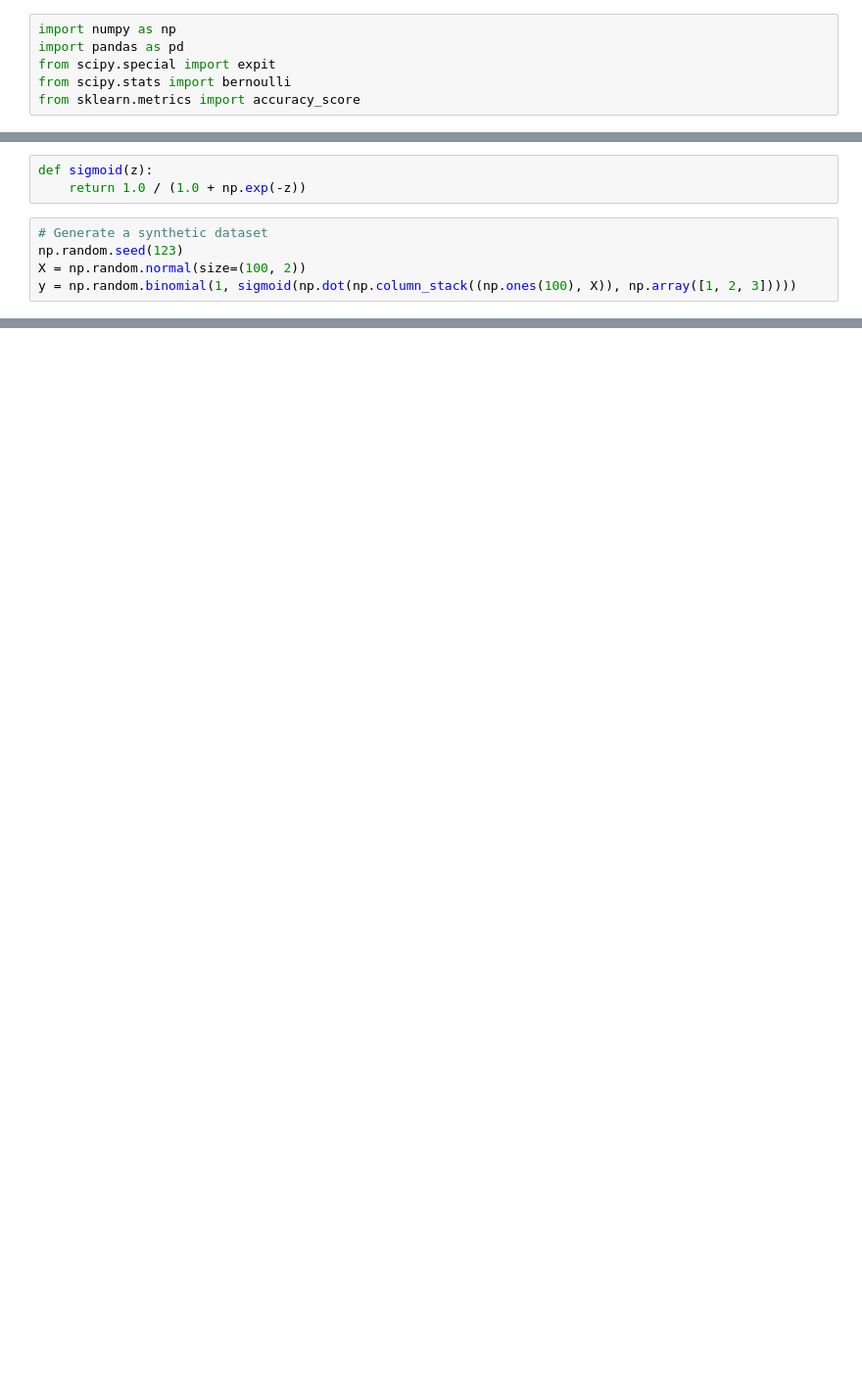
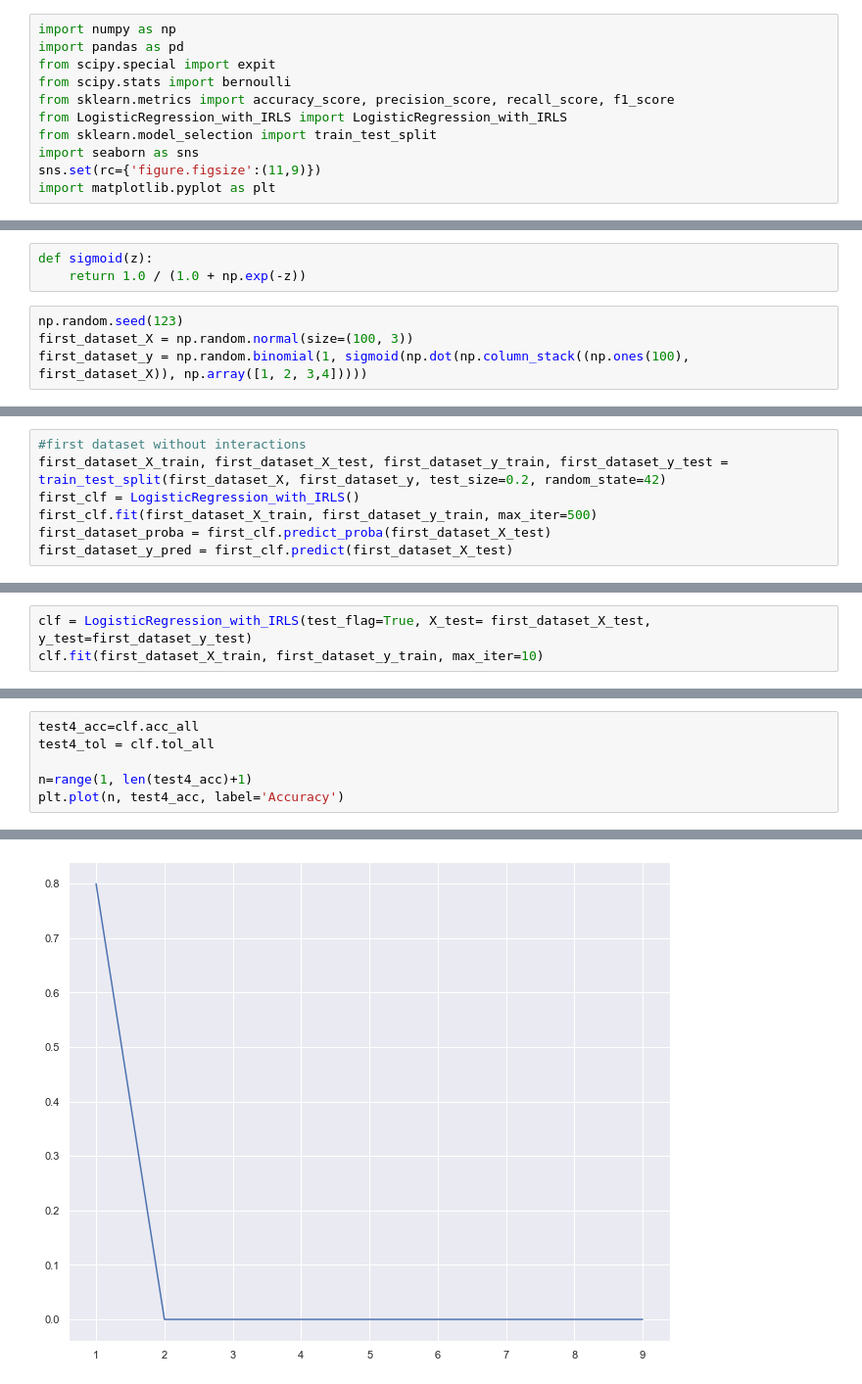
Before and after one commit to MaroonBlue/AML_Project1_IRLS, a Jupyter notebook: tests.ipynb, the cells around one changed output, grey strips where cells are left out. Shown: that part at 98% size. Cells and saved outputs as stored; diff of their text form; blank space fills up the shorter version.

Commit message:
part 2 some tests added

```diff
--- a/tests.ipynb
+++ b/tests.ipynb
@@ -3,4 +17,9 @@ import numpy as np
 import pandas as pd
 from scipy.special import expit
 from scipy.stats import bernoulli
-from sklearn.metrics import accuracy_score
+from sklearn.metrics import accuracy_score, precision_score, recall_score, f1_score
+from LogisticRegression_with_IRLS import LogisticRegression_with_IRLS
+from sklearn.model_selection import train_test_split
+import seaborn as sns
+sns.set(rc={'figure.figsize':(11,9)})
+import matplotlib.pyplot as plt
@@ -12,7 +29,6 @@ from sklearn.metrics import accuracy_score
 def sigmoid(z):
     return 1.0 / (1.0 + np.exp(-z))
 # %%
-# Generate a synthetic dataset
 np.random.seed(123)
-X = np.random.normal(size=(100, 2))
-y = np.random.binomial(1, sigmoid(np.dot(np.column_stack((np.ones(100), X)), np.array([1, 2, 3]))))
+first_dataset_X = np.random.normal(size=(100, 3))
+first_dataset_y = np.random.binomial(1, sigmoid(np.dot(np.column_stack((np.ones(100), first_dataset_X)), np.array([1, 2, 3,4]))))
@@ -87,0 +51,7 @@ accuracy_score(y,y_pred)
+# %%
+#first dataset without interactions
+first_dataset_X_train, first_dataset_X_test, first_dataset_y_train, first_dataset_y_test = train_test_split(first_dataset_X, first_dataset_y, test_size=0.2, random_state=42)
+first_clf = LogisticRegression_with_IRLS()
+first_clf.fit(first_dataset_X_train, first_dataset_y_train, max_iter=500)
+first_dataset_proba = first_clf.predict_proba(first_dataset_X_test)
+first_dataset_y_pred = first_clf.predict(first_dataset_X_test)
@@ -87,0 +140,3 @@ accuracy_score(y,y_pred)
+# %%
+clf = LogisticRegression_with_IRLS(test_flag=True, X_test= first_dataset_X_test, y_test=first_dataset_y_test)
+clf.fit(first_dataset_X_train, first_dataset_y_train, max_iter=10)
@@ -87,0 +148,7 @@ accuracy_score(y,y_pred)
+# %%
+test4_acc=clf.acc_all
+test4_tol = clf.tol_all
+
+n=range(1, len(test4_acc)+1)
+plt.plot(n, test4_acc, label='Accuracy')
+# %% [output]
@@ -87,0 +156 @@ accuracy_score(y,y_pred)
+[figure, added]
```
Also changed, not shown: parts of 34 cells of this notebook, 1 other file.
